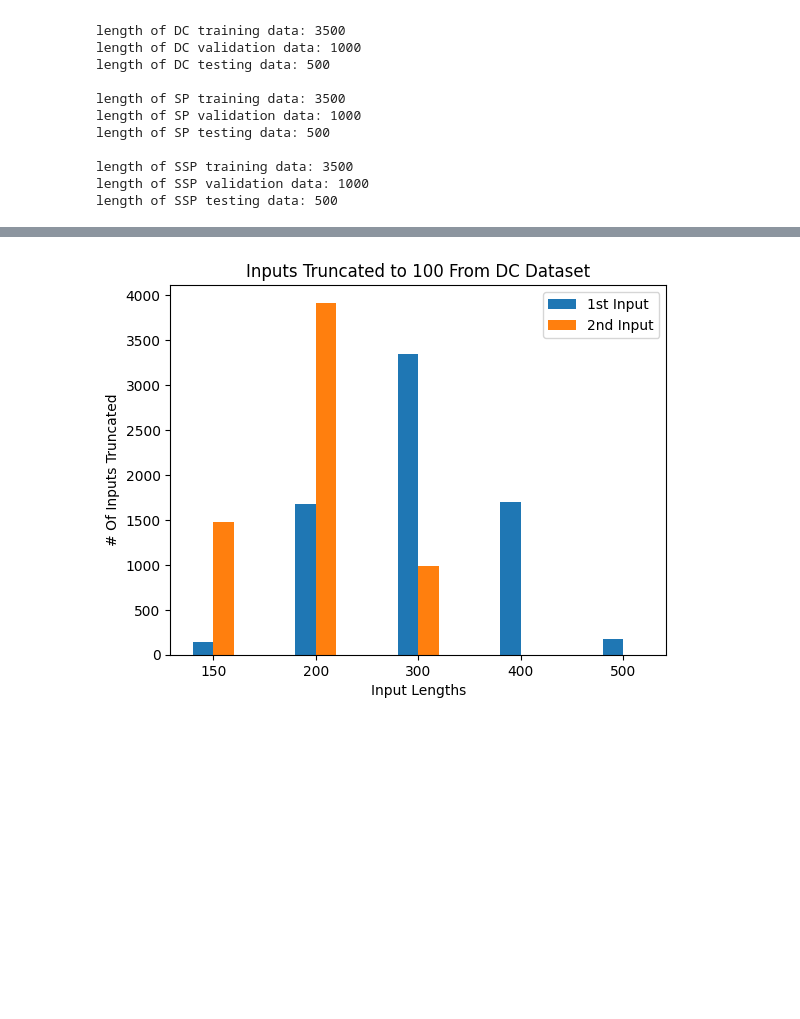
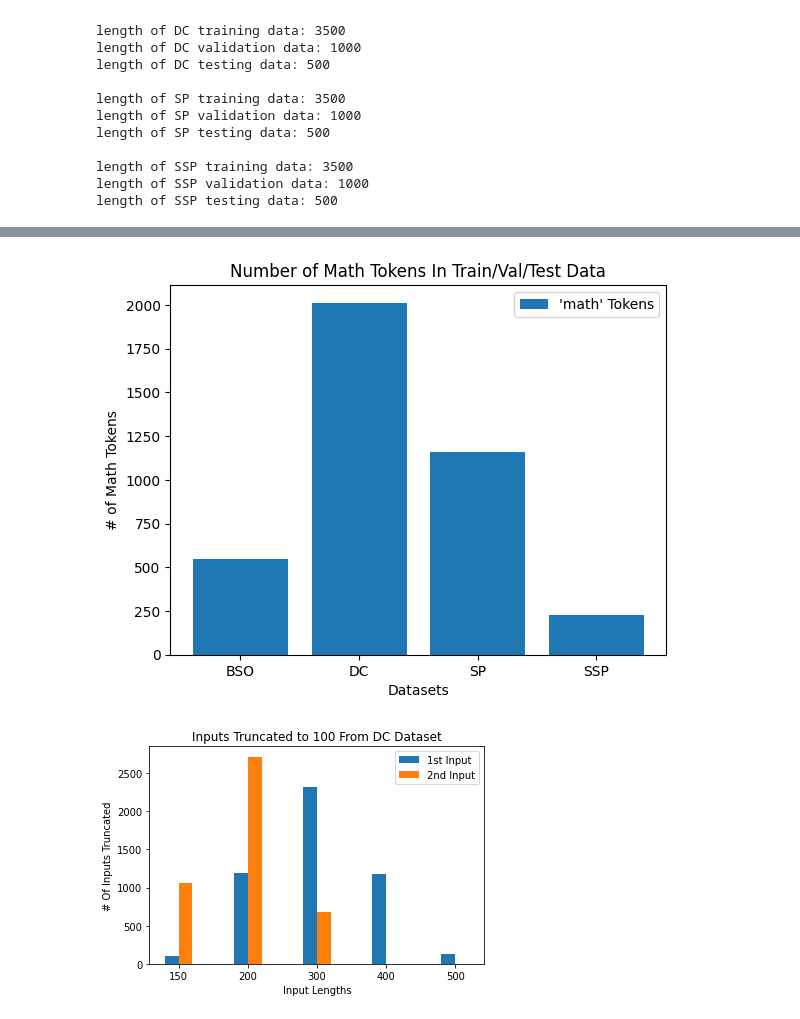
Before and after one commit to Allen-Swaidan/AI-For-NLP, a Jupyter notebook: finalProject.ipynb, the cells around one changed output, grey strips where cells are left out. Saved outputs shown, nothing was run; the diff lists cells and outputs as text; code cells hidden in the pictures; blank space fills up the shorter version.

```diff
--- a/finalProject.ipynb
+++ b/finalProject.ipynb
@@ -559,4 +561,78 @@ plt.show()
+# %%
+#plotting the number of <math> tags in each dataset to see how many equations were present in the training, validation, and test sets
+BSO_sentence_one_tokens = []
+BSO_sentence_two_tokens = []
+DC_sentence_123_tokens = []
+DC_sentence_456_tokens = []
+SP_sentence_123_tokens = []
+SP_sentence_45_tokens = []
+SSP_sentence_tokens = []
+
+#tokenizing each sentence in the train/val/test splits
+for sentence_one, sentence_two in zip(BSO['S0'],BSO['S1']):
+    if ((len(sentence_one) < 100) and (len(sentence_two) < 100)):
+        BSO_sentence_one_tokens.append(nltk.word_tokenize(sentence_one))
+        BSO_sentence_two_tokens.append(nltk.word_tokenize(sentence_two))
+
+for sentence_one, sentence_two, sentence_three, sentence_four, sentence_five, sentence_six in zip(DC['S0'],DC['S1'],DC['S2'],DC['S3'],DC['S4'],DC['S5']):
+    if ((len(sentence_one) < 200) and (len(sentence_two) < 200) and (len(sentence_three) < 200) and (len(sentence_four) < 200) and (len(sentence_five) < 200) and (len(sentence_six) < 200)):
+        DC_sentence_123_tokens.append(nltk.word_tokenize(sentence_one+sentence_two+sentence_three))
+        DC_sentence_456_tokens.append(nltk.word_tokenize(sentence_four+sentence_five+sentence_six))
+
+for sentence_one, sentence_two, sentence_three, sentence_four, sentence_five in zip(SP['S0'],SP['S1'],SP['S2'],SP['S3'],SP['S4']):
+    if ((len(sentence_one) < 170) and (len(sentence_two) < 170) and (len(sentence_three) < 170) and (len(sentence_four) < 170) and (len(sentence_five) < 170)):
+        SP_sentence_123_tokens.append(nltk.word_tokenize(sentence_one+sentence_two+sentence_three))
+        SP_sentence_45_tokens.append(nltk.word_tokenize(sentence_four+sentence_five))
+
+for sentence in SSP['sentence']:
+    if (len(sentence) < 100):
+        SSP_sentence_tokens.append(nltk.word_tokenize(sentence))
+
+BSO_math_tokens = 0
+DC_math_tokens = 0
+SP_math_tokens = 0
+SSP_math_tokens = 0
+
+#counting how many math tags were present in each dataset
+for sentence_one_tokens, sentence_two_tokens in zip(BSO_sentence_one_tokens[:data_size], BSO_sentence_two_tokens[:data_size]):
+    for each_token_one, each_token_two in zip(sentence_one_tokens, sentence_two_tokens):
+        if (each_token_one == 'math'):
+            BSO_math_tokens +=1
+        if (each_token_two == 'math'):
+            BSO_math_tokens +=1
+
+for sentence_one_tokens, sentence_two_tokens in zip(DC_sentence_123_tokens[:data_size], DC_sentence_456_tokens[:data_size]):
+    for each_token_one, each_token_two in zip(sentence_one_tokens, sentence_two_tokens):
+        if (each_token_one == 'math'):
+            DC_math_tokens +=1
+        if (each_token_two == 'math'):
+            DC_math_tokens +=1
+
+for sentence_one_tokens, sentence_two_tokens in zip(SP_sentence_123_tokens[:data_size], SP_sentence_45_tokens[:data_size]):
+    for each_token_one, each_token_two in zip(sentence_one_tokens, sentence_two_tokens):
+        if (each_token_one == 'math'):
+            SP_math_tokens +=1
+        if (each_token_two == 'math'):
+            SP_math_tokens +=1
+
+for sentence_one_tokens in SSP_sentence_tokens[:data_size]:
+    for each_token in sentence_one_tokens:
+        if (each_token == 'math'):
+            SSP_math_tokens +=1
+
+dataset = ['BSO', 'DC', 'SP', 'SSP']
+math_token_values = np.array([BSO_math_tokens, DC_math_tokens, SP_math_tokens, SSP_math_tokens])
+
+plt.bar(dataset, math_token_values)
+plt.title('Number of Math Tokens In Train/Val/Test Data')
+plt.xlabel('Datasets')
+plt.ylabel('# of Math Tokens')
+plt.legend(["'math' Tokens"])
+plt.show()
+# %% [output]
+[figure, added]
 # %%
+#counting how many sentences of a specified length in the DC dataset were truncated to 100
 DC_trunc_500 = 0
 DC_trunc_400 = 0
 DC_trunc_300 = 0
@@ -569,6 +645,7 @@ DC_trunc_2_300 = 0
 DC_trunc_2_200 = 0
 DC_trunc_2_150 = 0
 
+i=0
 for sentence1, sentence2, sentence3, sentence4, sentence5, sentence6 in zip(DC['S0'],DC['S1'],DC['S2'],DC['S3'],DC['S4'],DC['S5']):
     if ((len(sentence1) < 200) and (len(sentence2) < 200) and (len(sentence3) < 200) and (len(sentence4) < 200) and (len(sentence5) < 200) and (len(sentence6) < 200)):
         if(len(sentence1+sentence2+sentence3) > 500):
@@ -588,32 +665,35 @@ for sentence1, sentence2, sentence3, sentence4, sentence5, sentence6 in zip(DC['
         if(len(sentence4+sentence5) > 300 and len(sentence4+sentence5) < 400):
             DC_trunc_2_300+=1
         if(len(sentence4+sentence5) > 200 and len(sentence4+sentence5) < 300):
             DC_trunc_2_200+=1
         if(len(sentence4+sentence5) > 150 and len(sentence4+sentence5) < 200):
             DC_trunc_2_150+=1
+        i+=1
+    if (i==data_size):
+        break
 
 DC_x_values = ['150', '200', '300', '400', '500']
 DC_metrics = ['1st Input', '2nd Input']
 
 DC_first_input = [DC_trunc_150, DC_trunc_200, DC_trunc_300, DC_trunc_400, DC_trunc_500]
 DC_second_input = [DC_trunc_2_150, DC_trunc_2_200, DC_trunc_2_300, DC_trunc_2_400, DC_trunc_2_500]
 DC_trunc_values = np.array([DC_first_input, DC_second_input])
 
 bar_width = 0.2
 index = np.arange(len(DC_x_values))
 fig, axis = plt.subplots()
 
 for i, DC_metrics in enumerate(DC_metrics):
     bars = axis.bar(index + i * bar_width+0.7, DC_trunc_values[i], bar_width, label=DC_metrics)
 
 axis.set_xticks(index + (bar_width * (len(DC_metrics) - 1)) / 2)
 axis.set_xticklabels(DC_x_values)
 
 plt.title('Inputs Truncated to 100 From DC Dataset')
 plt.xlabel('Input Lengths')
 plt.ylabel('# Of Inputs Truncated')
 axis.legend()
 plt.show()
 # %% [output]
-[figure, old version]
+[figure, new version]
 # %%
```
Also changed, not shown: parts of 20 cells of this notebook.
